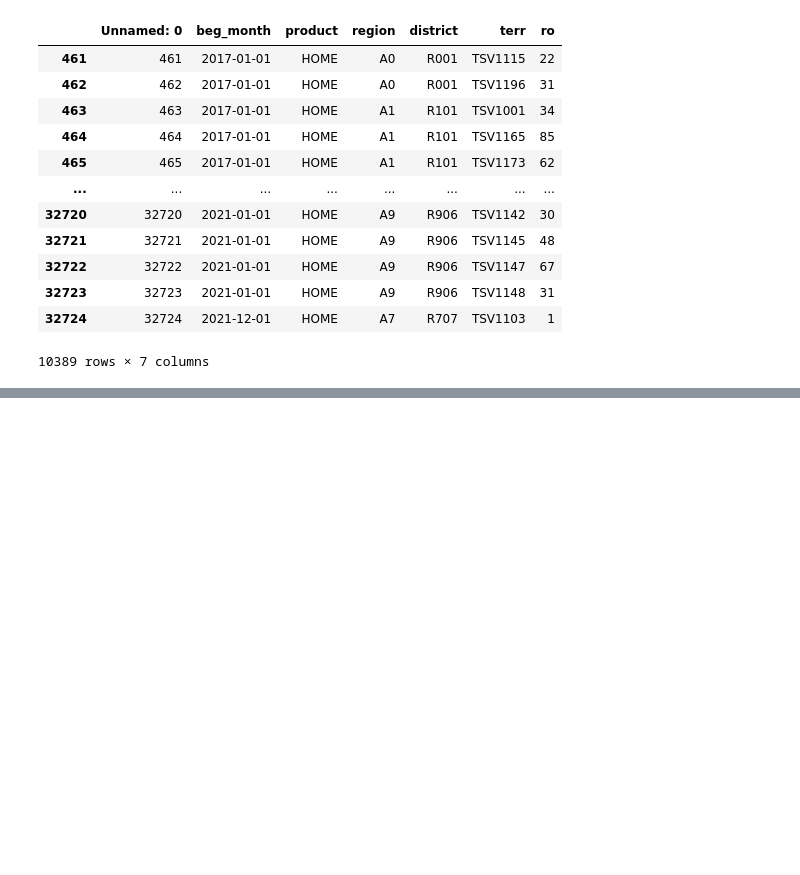
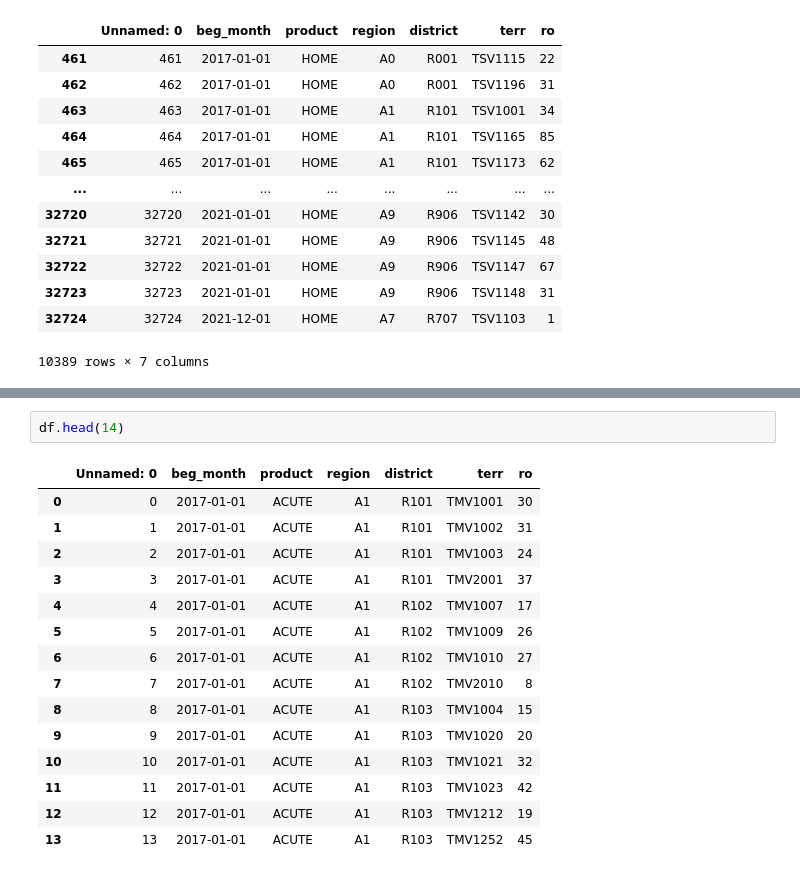
Before and after one commit to odog96veritic/forecast_generator, a Jupyter notebook: test.ipynb, the cells around one changed output, grey strips where cells are left out. Drawn from its saved outputs; the diff is of its cells as text; blank space fills up the shorter version.

```diff
--- a/test.ipynb
+++ b/test.ipynb
@@ -381,0 +374,18 @@ df.query("product == 'HOME'")
+# %%
+df.head(14)
+# %% [output]
+|  | Unnamed: 0 | beg_month | product | region | district | terr | ro |
+| 0 | 0 | 2017-01-01 | ACUTE | A1 | R101 | TMV1001 | 30 |
+| 1 | 1 | 2017-01-01 | ACUTE | A1 | R101 | TMV1002 | 31 |
+| 2 | 2 | 2017-01-01 | ACUTE | A1 | R101 | TMV1003 | 24 |
+| 3 | 3 | 2017-01-01 | ACUTE | A1 | R101 | TMV2001 | 37 |
+| 4 | 4 | 2017-01-01 | ACUTE | A1 | R102 | TMV1007 | 17 |
+| 5 | 5 | 2017-01-01 | ACUTE | A1 | R102 | TMV1009 | 26 |
+| 6 | 6 | 2017-01-01 | ACUTE | A1 | R102 | TMV1010 | 27 |
+| 7 | 7 | 2017-01-01 | ACUTE | A1 | R102 | TMV2010 | 8 |
+| 8 | 8 | 2017-01-01 | ACUTE | A1 | R103 | TMV1004 | 15 |
+| 9 | 9 | 2017-01-01 | ACUTE | A1 | R103 | TMV1020 | 20 |
+| 10 | 10 | 2017-01-01 | ACUTE | A1 | R103 | TMV1021 | 32 |
+| 11 | 11 | 2017-01-01 | ACUTE | A1 | R103 | TMV1023 | 42 |
+| 12 | 12 | 2017-01-01 | ACUTE | A1 | R103 | TMV1212 | 19 |
+| 13 | 13 | 2017-01-01 | ACUTE | A1 | R103 | TMV1252 | 45 |
```
Also changed, not shown: parts of 12 cells of this notebook, 2 other files.
